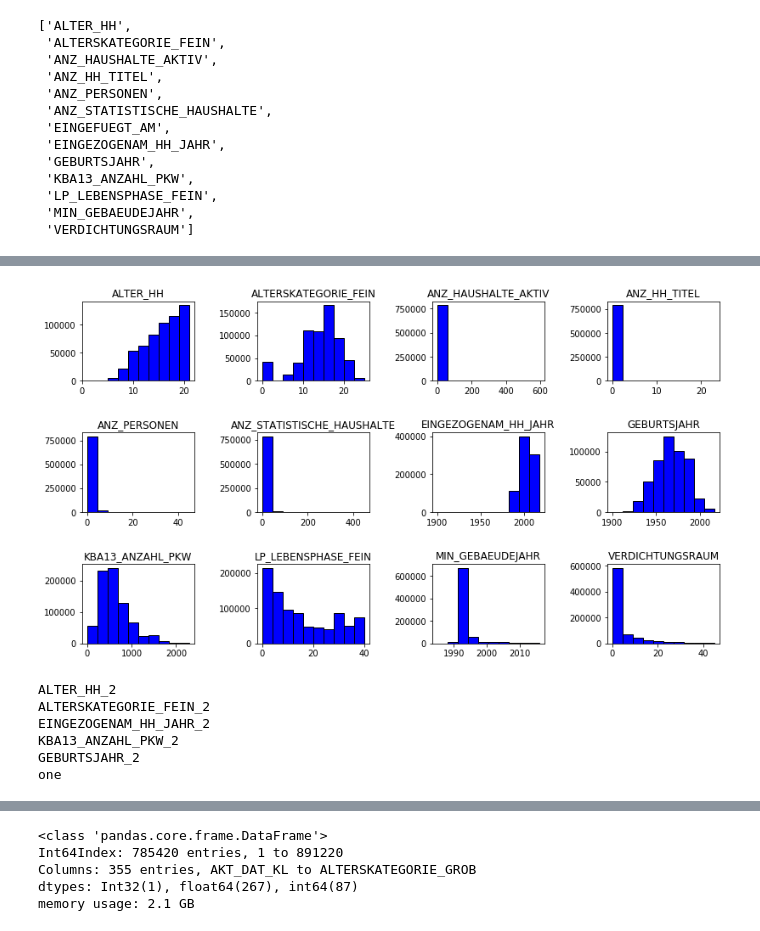
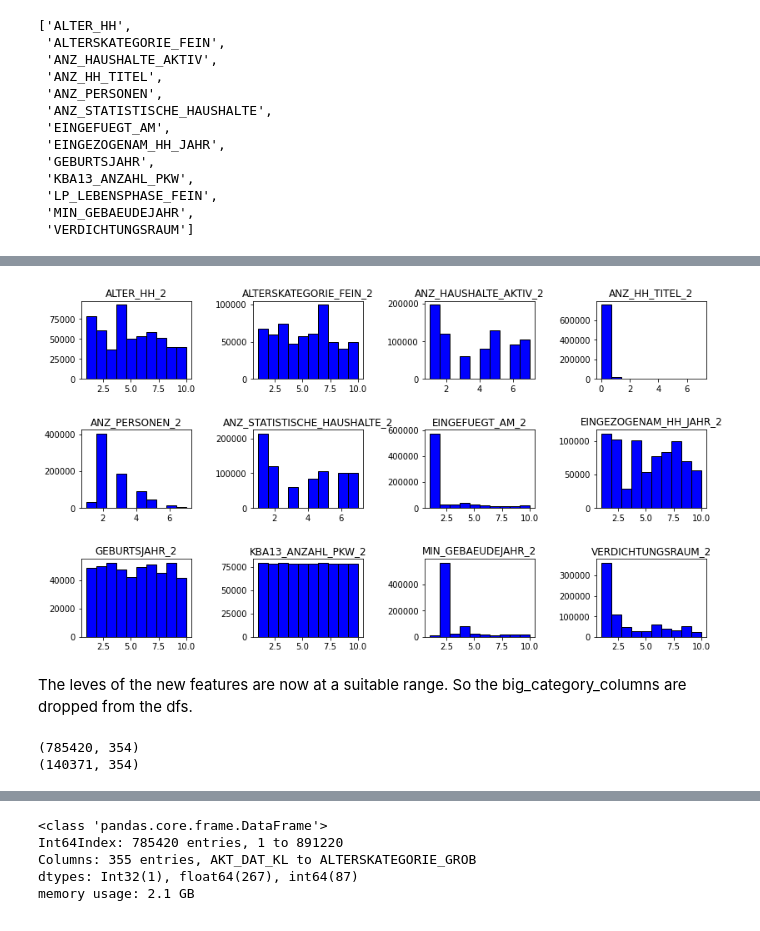
Before and after one commit to supulij/Arvato-Customer-Segmentation-for-mail-order, a Jupyter notebook: Arvato Project Workbook .ipynb, the cells around one changed output, grey strips where cells are left out. Saved outputs shown, nothing was run; the diff lists cells and outputs as text; code cells hidden in the pictures.

Commit message:
customer segmentation upto missing value-completed

```diff
--- a/Arvato Project Workbook .ipynb
+++ b/Arvato Project Workbook .ipynb
@@ -414 +372,5 @@ Name: ANZ_PERSONEN, dtype: int64
+# %%
+#droping the 'LP_LEBENSPHASE_FEIN' feature
+azdias.drop(columns= ['LP_LEBENSPHASE_FEIN'], inplace=True)
+customers.drop(columns= ['LP_LEBENSPHASE_FEIN'], inplace=True)
 # %%
@@ -434,28 +450,8 @@ def distribution_graphs(features):
+# %%
+reconstruct_cat_columns = ['ALTER_HH_2','ALTERSKATEGORIE_FEIN_2','ANZ_HAUSHALTE_AKTIV_2','ANZ_HH_TITEL_2','ANZ_PERSONEN_2',
+                     'ANZ_STATISTISCHE_HAUSHALTE_2','EINGEFUEGT_AM_2','EINGEZOGENAM_HH_JAHR_2','GEBURTSJAHR_2',
+                     'KBA13_ANZAHL_PKW_2','MIN_GEBAEUDEJAHR_2','VERDICHTUNGSRAUM_2']
 # %%
-distribution_graphs(big_cat_columns)
+distribution_graphs(reconstruct_cat_columns)
 # %% [output]
-[figure, old version]
+[figure, new version]
-# %%
-#qcut binning to reclassify big_cat_columns
-qcut_features = ['ALTER_HH','ALTERSKATEGORIE_FEIN', 'EINGEZOGENAM_HH_JAHR','KBA13_ANZAHL_PKW','GEBURTSJAHR','ANZ_HAUSHALTE_AKTIV']
-qcut_10_labels = [1,2,3,4,5,6,7,8,9,10]
-qcut_7_labels = [1,2,3,4,5,6,7]
-
-for feature in qcut_features:
-    new_feature = str(feature)+'_2'
-
-    if feature == 'ANZ_HAUSHALTE_AKTIV':
-#         print('one')
-        azdias[new_feature], bins = pd.qcut(azdias[feature], q=7,labels = qcut_7_labels, retbins=True)
-        customers[new_feature] = pd.cut(customers[feature], bins, labels=qcut_7_labels, include_lowest=True)
-    else:
-#         print(new_feature)
-        azdias[new_feature], bins = pd.qcut(azdias[feature], q=10,labels = qcut_10_labels, retbins=True)
-        customers[new_feature] = pd.cut(customers[feature], bins, labels=qcut_10_labels, include_lowest=True)
-# %% [output]
-ALTER_HH_2
-ALTERSKATEGORIE_FEIN_2
-EINGEZOGENAM_HH_JAHR_2
-KBA13_ANZAHL_PKW_2
-GEBURTSJAHR_2
-one
@@ -469 +458,3 @@ customers['ANZ_PERSONEN_2']= pd.cut(x= customers['ANZ_PERSONEN'], bins=[-1,0,1,2
+# %% [markdown]
+The leves of the new features are now at a suitable range. So the big_category_columns are dropped from the dfs.
 # %%
@@ -472,0 +464,6 @@ customers.drop(columns= big_cat_columns, inplace=True)
+# %%
+print(azdias.shape)
+print(customers.shape)
+# %% [output]
+(785420, 354)
+(140371, 354)
```
Also changed, not shown: parts of 17 cells of this notebook.
